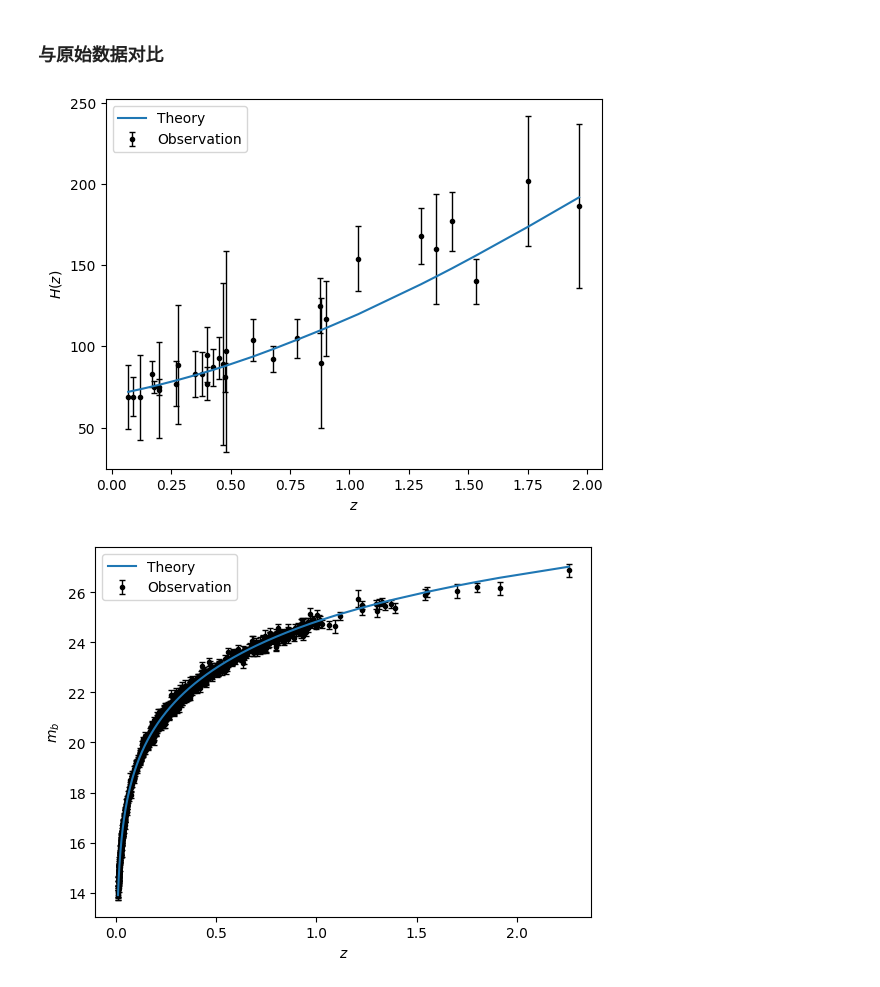
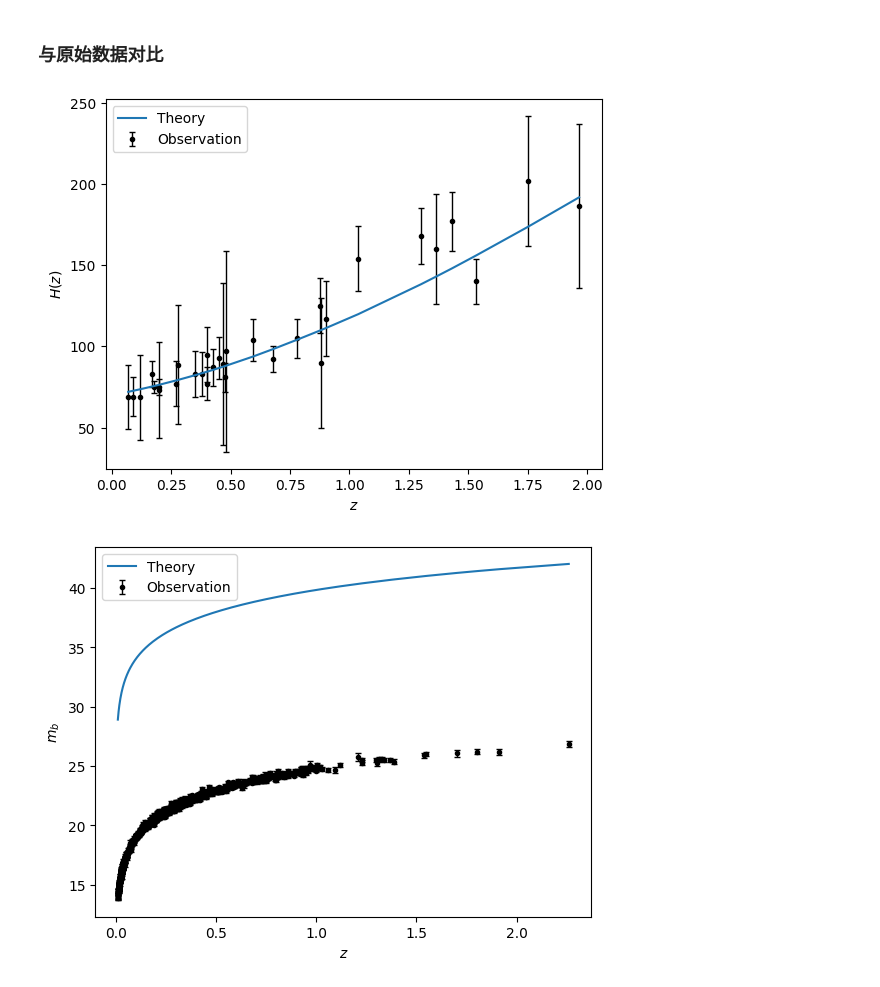
Before and after one commit to kaltsit33/IDM, a Jupyter notebook: all-in-one.ipynb, the cells around one changed output. Saved outputs shown, nothing was run; the diff lists cells and outputs as text; code cells hidden in the pictures.

```diff
--- a/all-in-one.ipynb
+++ b/all-in-one.ipynb
@@ -15,7 +17,7 @@ distance_km = distance_gpc.to(u.km)
 time_gyr = 1 * u.Gyr
 time_s = time_gyr.to(u.s)
 # 单位转换(1/H0 to Gyr)
-transfer = distance_km / time_s
+transfer = (distance_km / time_s).value
 # %% [markdown]
 ### 方程求解
 # %% [markdown]
@@ -153,10 +138,29 @@ def SNe_Ia(log_kC1, O20, H0, Mb):
+# %%
+def SNe_Ia(log_kC1, O20, H0, Mb):
+    # 从txt文件中读取数据
+    file_path = "./SNe Ia/Pantheon/Pantheon.txt"
+    pandata = np.loadtxt(file_path, skiprows=3, usecols=(1, 4, 5))
+    z_hz = pandata[:, 0]
+    m = pandata[:, 1]
+    err_m = pandata[:, 2]
+
+    # 按照z_hz的大小排序
+    idx = np.argsort(z_hz)
+    z_hz = z_hz[idx]
+    m = m[idx]
+    err_m = err_m[idx]
+
+    # 画图比较
+    plt.figure()
+    plt.plot(z_hz, m_b(z_hz, log_kC1, O20, H0, Mb), label='Theory', zorder=2)
+    plt.errorbar(z_hz, m, yerr=err_m, fmt='.',color='black', elinewidth=1, capsize=2, label='Observation', zorder=1)
+    plt.xlabel('$z$')
+    plt.ylabel('$m_b$')
+    plt.legend()
+    plt.show()
 # %%
-def main():
-    OHD(log_kC1=-3, O20=0.26, H0=70)
-    SNe_Ia(log_kC1=-3, O20=0.28, H0=70, Mb=-19.3)
+OHD(log_kC1=-6, O20=0.26, H0=70)
+SNe_Ia(log_kC1=-6, O20=0.28, H0=70, Mb=-19.3)
+# %% [output]
+[figure, added]
+[figure, added]
-# %%
-if __name__ == '__main__':
-    main()
-# %% [output]
-[figure, removed]
-[figure, removed]
```
Also changed, not shown: parts of 6 cells of this notebook, 2 other files.
